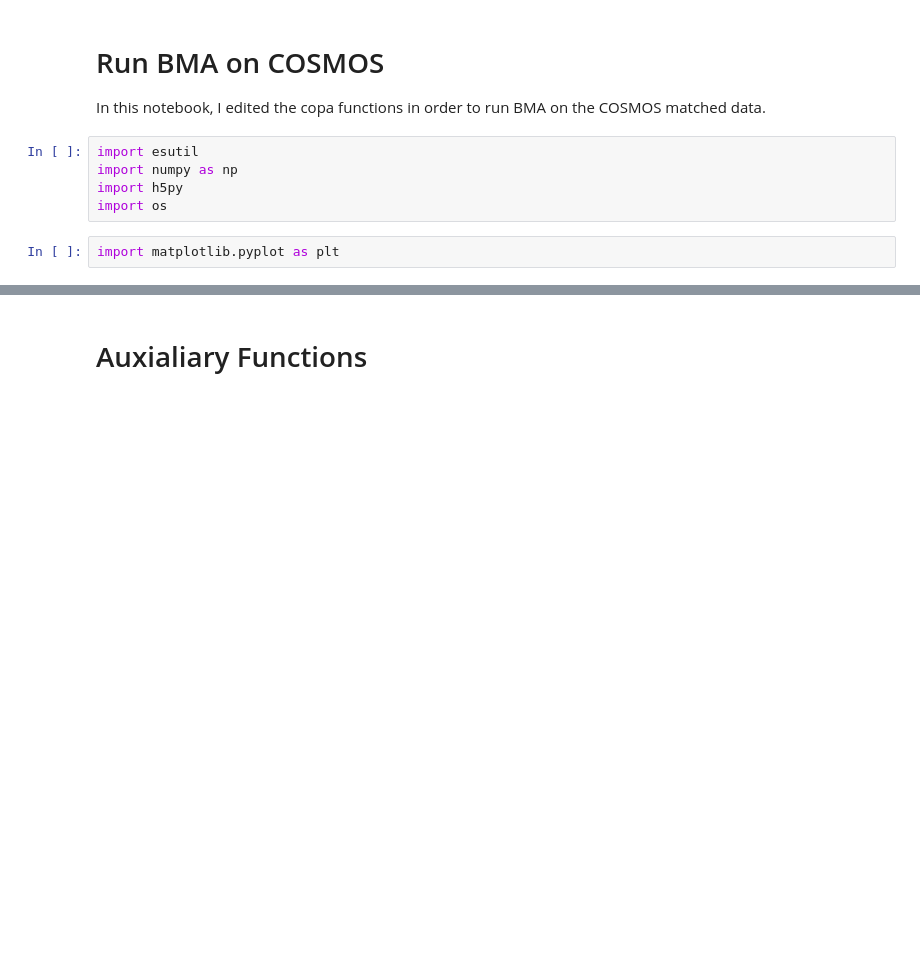
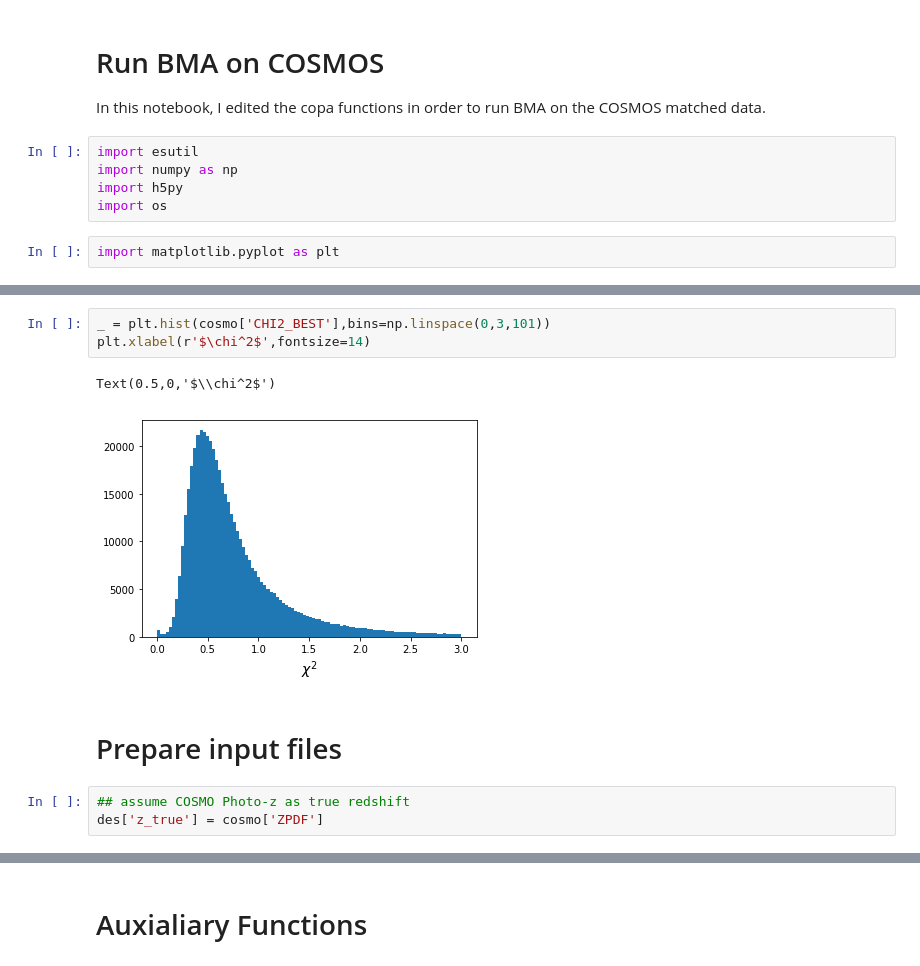
Before and after one commit to estevesjh/bmaCOSMOS, a Jupyter notebook: notebooks/1.runBMAonCOSMOS.ipynb, the cells around one changed output, grey strips where cells are left out. Saved outputs shown, nothing was run; the diff lists cells and outputs as text; blank space fills up the shorter version.

```diff
--- a/notebooks/1.runBMAonCOSMOS.ipynb
+++ b/notebooks/1.runBMAonCOSMOS.ipynb
@@ -11,0 +75,11 @@ import matplotlib.pyplot as plt
+# %%
+_ = plt.hist(cosmo['CHI2_BEST'],bins=np.linspace(0,3,101))
+plt.xlabel(r'$\chi^2$',fontsize=14)
+# %% [output]
+Text(0.5,0,'$\\chi^2$')
+[figure, added]
+# %% [markdown]
+# Prepare input files
+# %%
+## assume COSMO Photo-z as true redshift
+des['z_true'] = cosmo['ZPDF']
```
Also changed, not shown: parts of 15 cells of this notebook, 3 other files.
